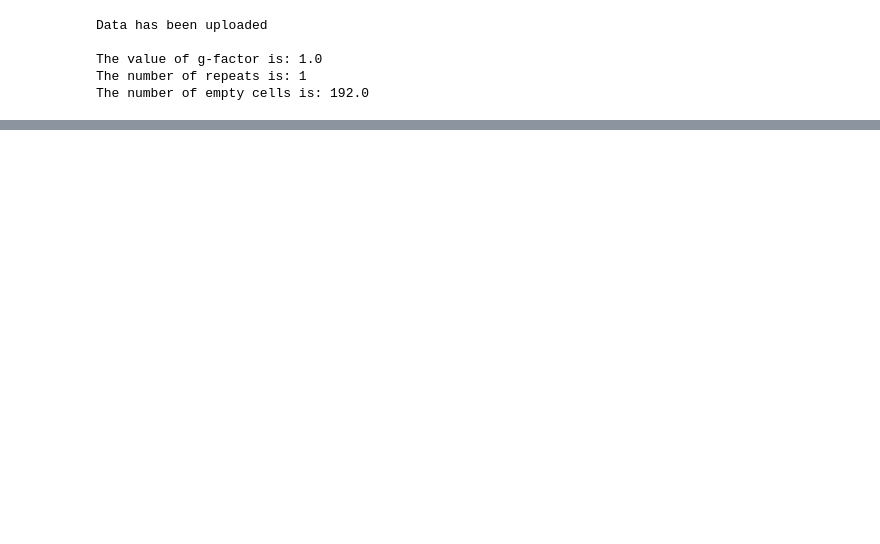
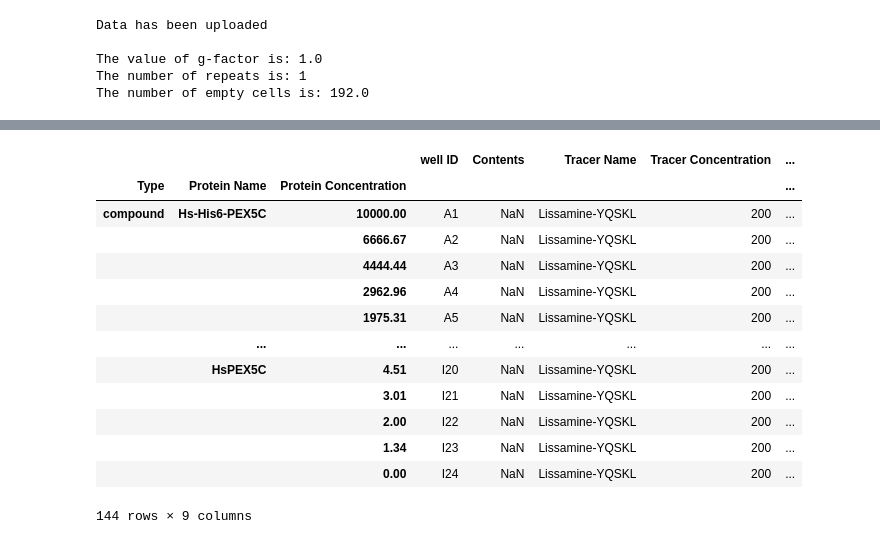
Before and after one commit to mariuszlas/Fluorescence-Anisotropy-Analysis-Development, a Jupyter notebook: fluorescenceanisotropy/fluores_anisotropy.ipynb, the cells around one changed output, grey strips where cells are left out. Saved outputs shown, nothing was run; the diff lists cells and outputs as text; code cells hidden in the pictures; blank space fills up the shorter version.

```diff
--- a/fluorescenceanisotropy/fluores_anisotropy.ipynb
+++ b/fluorescenceanisotropy/fluores_anisotropy.ipynb
@@ -431,0 +535,19 @@ my_data3.visualise(labelby=('repeat_1','s'), colorby='Protein Concentration', ti
+# %%
+c = reindexed.xs('compound', level=0, drop_level=False)
+# %%
+c
+# %% [output]
+|  |  |  | well ID | Contents | Tracer Name | Tracer Concentration | ... |
+| Type | Protein Name | Protein Concentration |  |  |  |  | ... |
+| compound | Hs-His6-PEX5C | 10000.00 | A1 | NaN | Lissamine-YQSKL | 200 | ... |
+|  |  | 6666.67 | A2 | NaN | Lissamine-YQSKL | 200 | ... |
+|  |  | 4444.44 | A3 | NaN | Lissamine-YQSKL | 200 | ... |
+|  |  | 2962.96 | A4 | NaN | Lissamine-YQSKL | 200 | ... |
+|  |  | 1975.31 | A5 | NaN | Lissamine-YQSKL | 200 | ... |
+|  | ... | ... | ... | ... | ... | ... | ... |
+|  | HsPEX5C | 4.51 | I20 | NaN | Lissamine-YQSKL | 200 | ... |
+|  |  | 3.01 | I21 | NaN | Lissamine-YQSKL | 200 | ... |
+|  |  | 2.00 | I22 | NaN | Lissamine-YQSKL | 200 | ... |
+|  |  | 1.34 | I23 | NaN | Lissamine-YQSKL | 200 | ... |
+|  |  | 0.00 | I24 | NaN | Lissamine-YQSKL | 200 | ... |
+144 rows × 9 columns
```
Also changed, not shown: parts of 39 cells of this notebook.
